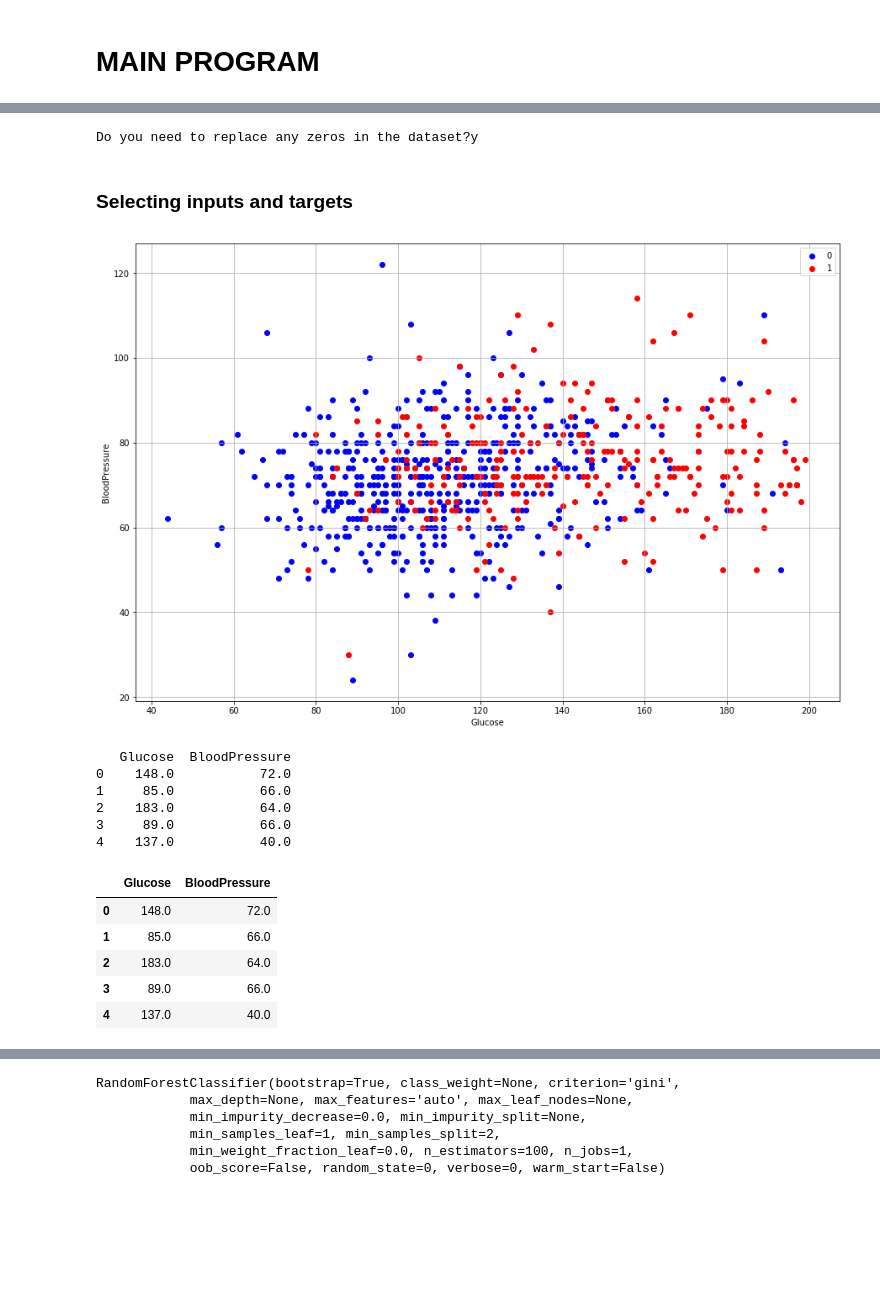
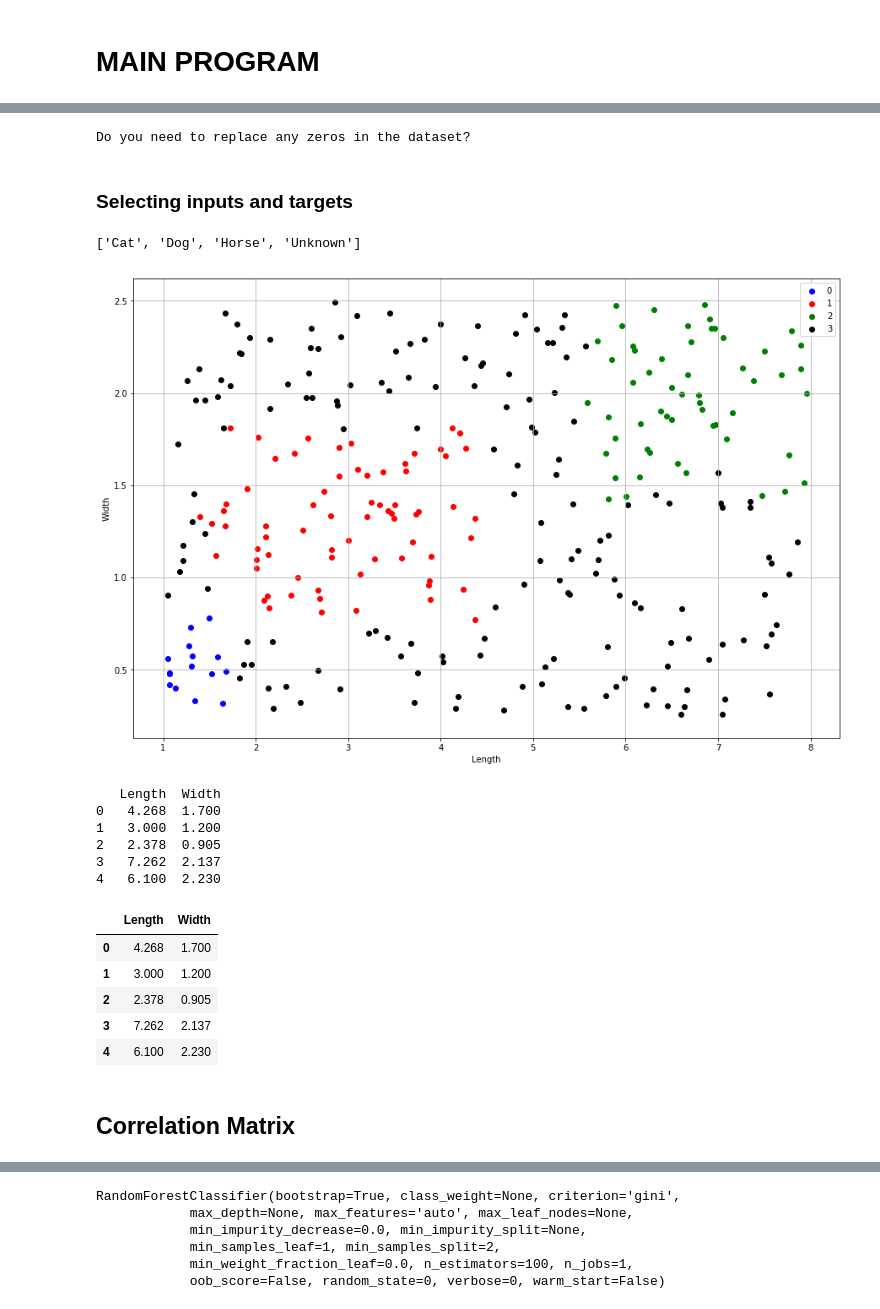
Before and after one commit to DJimmie/Machine-Learning-Classification-scikit-learn, a Jupyter notebook: Decision Trees/random_forest_algo.ipynb, the cells around one changed output, grey strips where cells are left out. Drawn from its saved outputs; the diff is of its cells as text; code cells hidden in the pictures; blank space fills up the shorter version.

```diff
--- a/Decision Trees/random_forest_algo.ipynb
+++ b/Decision Trees/random_forest_algo.ipynb
@@ -140,10 +161,10 @@ if __name__ == "__main__":
 
 
 #     location=r'C:/Users/Crystal/Desktop/Programs/dataset_repo/iris_/iris_data.csv'
-#     location=r'C:\Users\Crystal\Desktop\Programs\dataset_repo\CDH_Train.csv'
+    location=r'C:\Users\Crystal\Desktop\Programs\dataset_repo\CDH_Train.csv'
 #     location=r'C:/Users/Crystal/Desktop/Programs/dataset_repo/0529_/0529_pass_rush.csv'
 #     location=r'C:/Users/Crystal/Desktop/Programs/dataset_repo/titan/titantic_1.csv'
-    location=r'C:\Users\Crystal\Desktop\Programs\dataset_repo\diabetes.csv'
+#     location=r'C:\Users\Crystal\Desktop\Programs\dataset_repo\diabetes.csv'
     dataset=pd.read_csv(location)
     # df=pd.read_csv('thermostat_dataset.txt',delimiter='\t')
 # %%
@@ -192,57 +213,60 @@ if (rz.lower()=='y'):
     dataset=replacing_zeros(dataset,the_headers)
     dataset.head()
 # %% [output]
-Do you need to replace any zeros in the dataset?y
+Do you need to replace any zeros in the dataset?
 # %% [markdown]
 ### Selecting inputs and targets
 # %%
-# target_header=['Species']
-# input_headers=['Length','Width']
+target_header=['Species']
+input_headers=['Length','Width']
 
 # target_header=['Survived']
 # input_headers=['Parch','Fare']
 
 # target_header=['play_type']
 # input_headers=['score_differential','yardline_100']
 # input_headers=['score_differential','game_seconds_remaining','yardline_100','qtr']
 
 # target_header=['Species']
 # input_headers=['SepalLengthCm','SepalWidthCm','PetalLengthCm','PetalWidthCm']
 
-target_header=['Outcome']
-input_headers=['Glucose','BloodPressure']
+# target_header=['Outcome']
+# input_headers=['Glucose','BloodPressure']
 # input_headers=['Pregnancies','Glucose','BloodPressure','SkinThickness','Insulin','BMI','DiabetesPedigreeFunction','Age']
 
 target_label=label_encoding(dataset,target_header)
 
 classes=target_label
 test_label=label_encoding(dataset,input_headers)
 #     print(test_label)
 
 
 X,y=split_the_dataset(dataset,input_headers,target_header)
 #     print(y.values)
 if (X.values.shape[1]==2):
     plot_of_data_space(dataset,X.values,y.values,input_headers)
 
 print(X.head())
 # %% [output]
+['Cat', 'Dog', 'Horse', 'Unknown']
-[figure, old version]
+[figure, new version]
-   Glucose  BloodPressure
-0    148.0           72.0
-1     85.0           66.0
-2    183.0           64.0
-3     89.0           66.0
-4    137.0           40.0
+   Length  Width
+0   4.268  1.700
+1   3.000  1.200
+2   2.378  0.905
+3   7.262  2.137
+4   6.100  2.230
 # %%
     X.head()
 # %% [output]
-|  | Glucose | BloodPressure |
-| 0 | 148.0 | 72.0 |
-| 1 | 85.0 | 66.0 |
-| 2 | 183.0 | 64.0 |
-| 3 | 89.0 | 66.0 |
-| 4 | 137.0 | 40.0 |
+|  | Length | Width |
+| 0 | 4.268 | 1.700 |
+| 1 | 3.000 | 1.200 |
+| 2 | 2.378 | 0.905 |
+| 3 | 7.262 | 2.137 |
+| 4 | 6.100 | 2.230 |
+# %% [markdown]
+## Correlation Matrix
 # %%
     sns.pairplot(X)
     plt.show()
```
Also changed, not shown: parts of 49 cells of this notebook, 1 other file.
